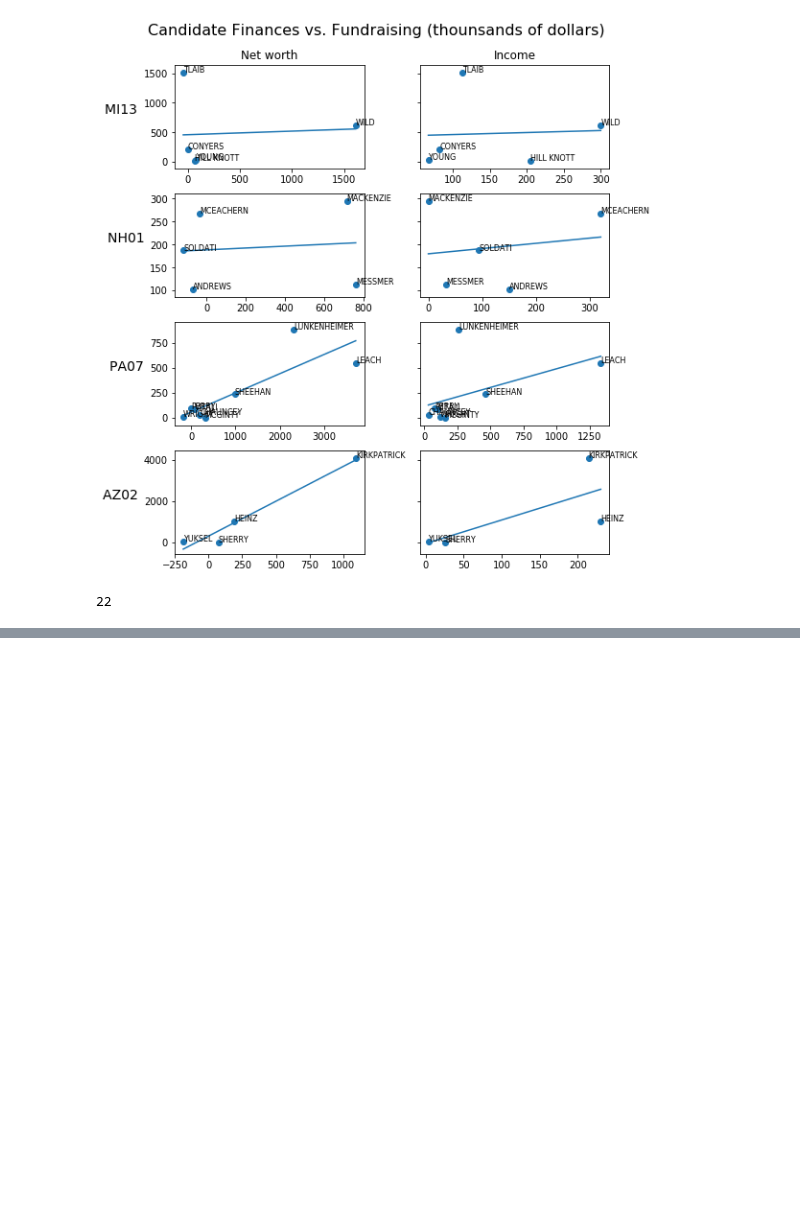
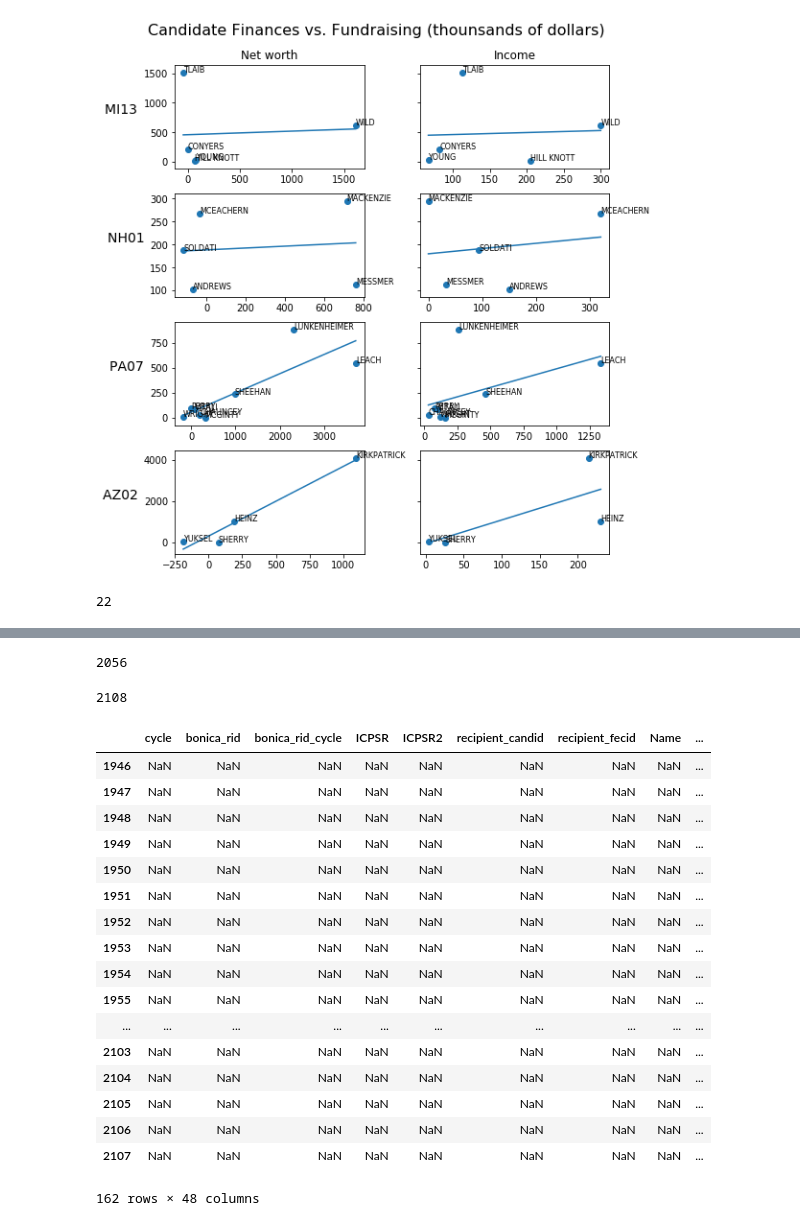
Before and after one commit to treybc/ddrl-honors, a Jupyter notebook: ipython/get_data_set.ipynb, the cells around one changed output, grey strips where cells are left out. Drawn from its saved outputs; the diff is of its cells as text; code cells hidden in the pictures; blank space fills up the shorter version.

```diff
--- a/ipython/get_data_set.ipynb
+++ b/ipython/get_data_set.ipynb
@@ -298,0 +549,11 @@ print(len(manual_df))
+# %%
+# Problem: some candidates have multiple entries in this spreadsheet but are (i think) the same person.
+# Problem: only matching by district-lastname may incorrectly match people (
+#      if last name formatted differently (e.g. "CORBY O NEILL, RUBY" and "Ruby Corby-O'Neill", CT05)
+#      or if two different candidates have same last name e.g. "GARCIA, SYLVIA R" and "GARCIA, ROEL", TX29)
+# Problem: one candidate may have multiple filings
+# what we really need is a crosswalk from a UID on the left to the DocID on the right, then to
+# decide which DocID is the one that really matters
+elec_df = pd.read_csv("dime_cong_elections_current.csv")
+elec_df = elec_df[elec_df.seat == "federal:house"]
+elec_df = elec_df[elec_df.cycle == 2018]
@@ -298,0 +612,33 @@ print(len(manual_df))
+# %%
+elec_df["last"] = elec_df.Name.str.split(",",1).str[0]
+df_disclosures["last"] = df_disclosures.Last.str.upper()
+df_merge = pd.merge(elec_df, df_disclosures,  how='right', left_on=['last','district'], right_on = ['last','StateDst'])
+# %%
+len(df_disclosures)
+# %% [output]
+2056
+# %%
+len(df_merge)
+# %% [output]
+2108
+# %%
+df_merge[df_merge.Name.isna()]
+# %% [output]
+|  | cycle | bonica_rid | bonica_rid_cycle | ICPSR | ICPSR2 | recipient_candid | recipient_fecid | Name | ... |
+| 1946 | NaN | NaN | NaN | NaN | NaN | NaN | NaN | NaN | ... |
+| 1947 | NaN | NaN | NaN | NaN | NaN | NaN | NaN | NaN | ... |
+| 1948 | NaN | NaN | NaN | NaN | NaN | NaN | NaN | NaN | ... |
+| 1949 | NaN | NaN | NaN | NaN | NaN | NaN | NaN | NaN | ... |
+| 1950 | NaN | NaN | NaN | NaN | NaN | NaN | NaN | NaN | ... |
+| 1951 | NaN | NaN | NaN | NaN | NaN | NaN | NaN | NaN | ... |
+| 1952 | NaN | NaN | NaN | NaN | NaN | NaN | NaN | NaN | ... |
+| 1953 | NaN | NaN | NaN | NaN | NaN | NaN | NaN | NaN | ... |
+| 1954 | NaN | NaN | NaN | NaN | NaN | NaN | NaN | NaN | ... |
+| 1955 | NaN | NaN | NaN | NaN | NaN | NaN | NaN | NaN | ... |
+| ... | ... | ... | ... | ... | ... | ... | ... | ... | ... |
+| 2103 | NaN | NaN | NaN | NaN | NaN | NaN | NaN | NaN | ... |
+| 2104 | NaN | NaN | NaN | NaN | NaN | NaN | NaN | NaN | ... |
+| 2105 | NaN | NaN | NaN | NaN | NaN | NaN | NaN | NaN | ... |
+| 2106 | NaN | NaN | NaN | NaN | NaN | NaN | NaN | NaN | ... |
+| 2107 | NaN | NaN | NaN | NaN | NaN | NaN | NaN | NaN | ... |
+162 rows × 48 columns
```
Also changed, not shown: parts of 27 cells of this notebook, 2 other files.
